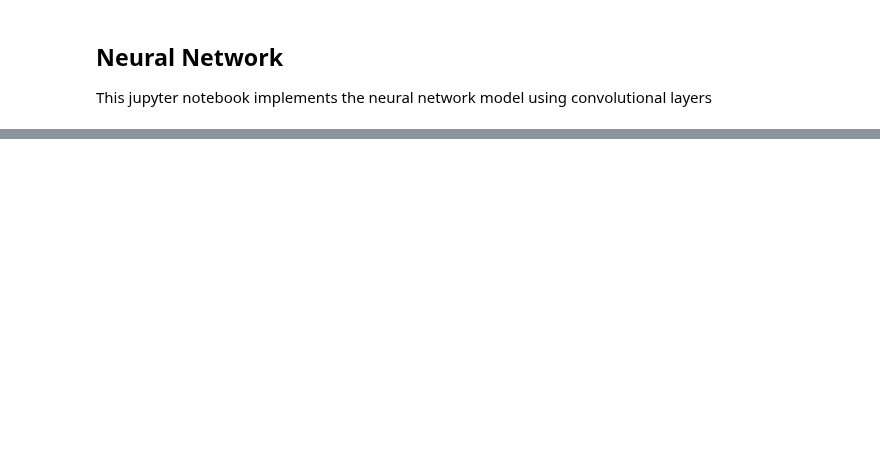
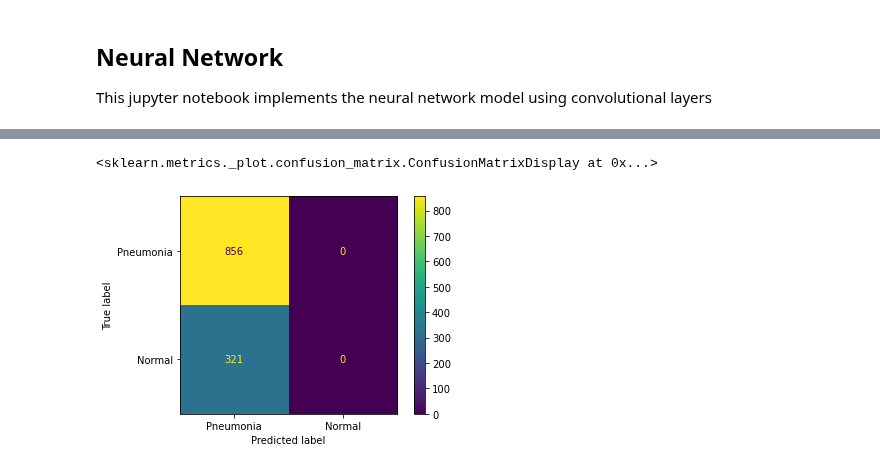
Before and after one commit to JPMartinezClaeys/30254-pneumoniacs, a Jupyter notebook: predict-pneumonia/neural_network.ipynb, the cells around one changed output, grey strips where cells are left out. Cells and saved outputs as stored; diff of their text form; code cells hidden in the pictures; blank space fills up the shorter version.

```diff
--- a/predict-pneumonia/neural_network.ipynb
+++ b/predict-pneumonia/neural_network.ipynb
@@ -323,8 +350,11 @@ for value, count in zip(unique, counts):
 # %%
 #Confusion matrix
 # Calculate the confusion matrix using the accumulated true labels and predictions
-cm = confusion_matrix(true_labels, predicted_labels)
+cm = confusion_matrix(y_true_test, y_predict_test)
 
 # Visualize the confusion matrix
 disp = ConfusionMatrixDisplay(confusion_matrix=cm, display_labels=["Pneumonia", "Normal"])
 disp.plot()
+# %% [output]
+<sklearn.metrics._plot.confusion_matrix.ConfusionMatrixDisplay at 0x...>
+[figure, added]
```
Also changed, not shown: parts of 8 cells of this notebook.
